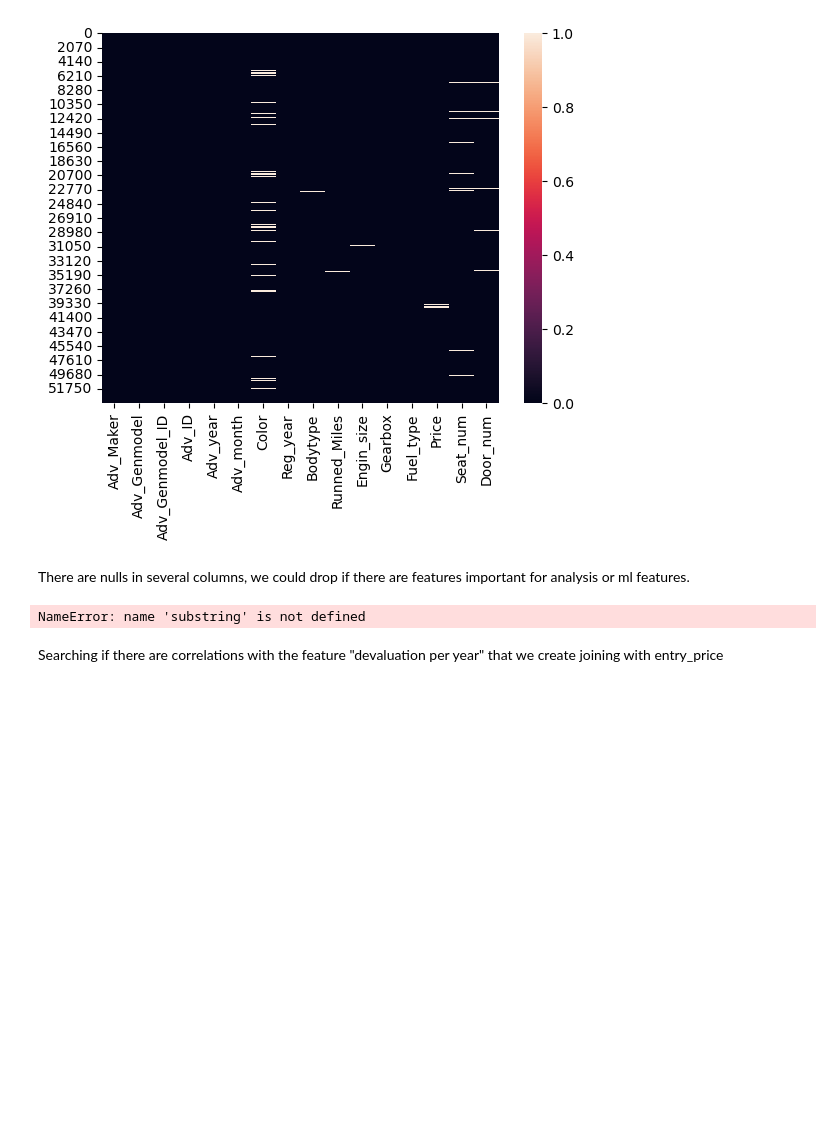
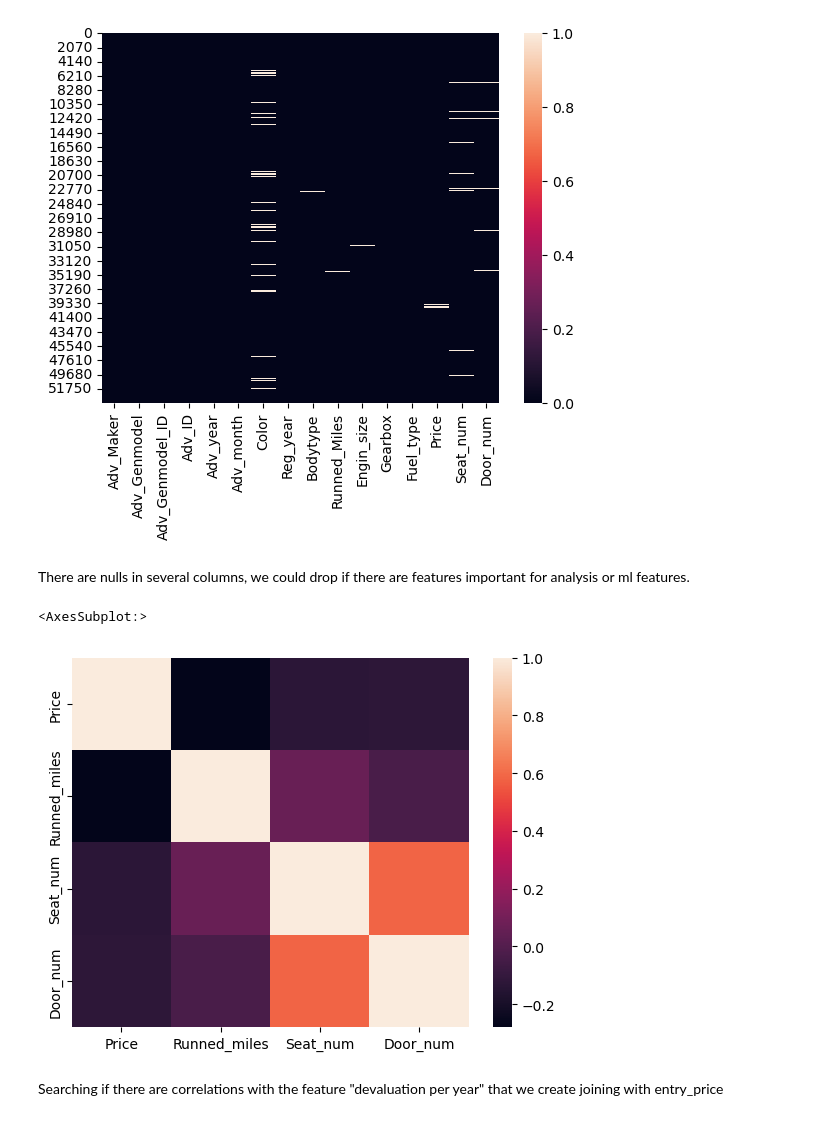
Before and after one commit to chemavilla/Spark, a Jupyter notebook: analysis.ipynb, the cells around one changed output. Saved outputs shown, nothing was run; the diff lists cells and outputs as text; code cells hidden in the pictures; blank space fills up the shorter version.

```diff
--- a/analysis.ipynb
+++ b/analysis.ipynb
@@ -50,31 +50,11 @@ CSV file: file:///home/chema/Documentos/GitHub/Spark/car_tables/Ad_table.csv
 [figure]
 # %% [markdown]
 There are nulls in several columns, we could drop if there are features important for analysis or ml features.
-# %%
-join_cond_ad = (df_price.Maker       == df_ads.Adv_Maker      ) & \
-               (df_price.Genmodel    == df_ads.Adv_Genmodel   ) & \
-               (df_price.Genmodel_ID == df_ads.Adv_Genmodel_ID)
-
-df_ads = df_ads.join(df_price, on = join_cond_ad, how = 'left')
-
-# Cols duplicates with data duplication, remove null values from price
-dupli_cols = ['Maker', 'Genmodel', 'Genmodel_ID']
-df_ads = df_ads.drop(*dupli_cols).dropna(subset=['Price'])
-
-# Engin_size is a string, we need to convert to double
-df_ads = df_ads.withColumn('Engin_sizeD', substring(df_ads.Engin_size, 1, 3)).drop('Engin_size')
-df_ads = df_ads.withColumn('Engin_size', df_ads.Engin_sizeD.cast(DoubleType())).drop('Engin_sizeD')
-
-# New feature devaluation per year, remove null values
-df_ads_dev = df_ads.withColumn('Deval_year',
-                                (df_ads.Entry_Price - df_ads.Price) \
-                                    / (df_ads.Reg_year - df_ads.Adv_year)
-                              ).dropna(subset=['Deval_year'])
-
-
-pd_df_ads_dev=df_ads_dev.select(['Price', 'Engin_size', 'Runned_miles', 'Seat_num','Door_num', 'Deval_year']).sample(0.2).toPandas()
-sns.heatmap(pd_df_ads_dev.corr())
-# %% [output]
-NameError: name 'substring' is not defined
+# %%
+pd_df_ads=df_ads.select(['Price', 'Engin_size', 'Runned_miles', 'Seat_num','Door_num']).sample(0.2).toPandas()
+sns.heatmap(pd_df_ads.corr())
+# %% [output]
+<AxesSubplot:>
+[figure, added]
 # %% [markdown]
 Searching if there are correlations with the feature "devaluation per year" that we create joining with entry_price
```
Also changed, not shown: parts of 2 cells of this notebook, 15 other files.
